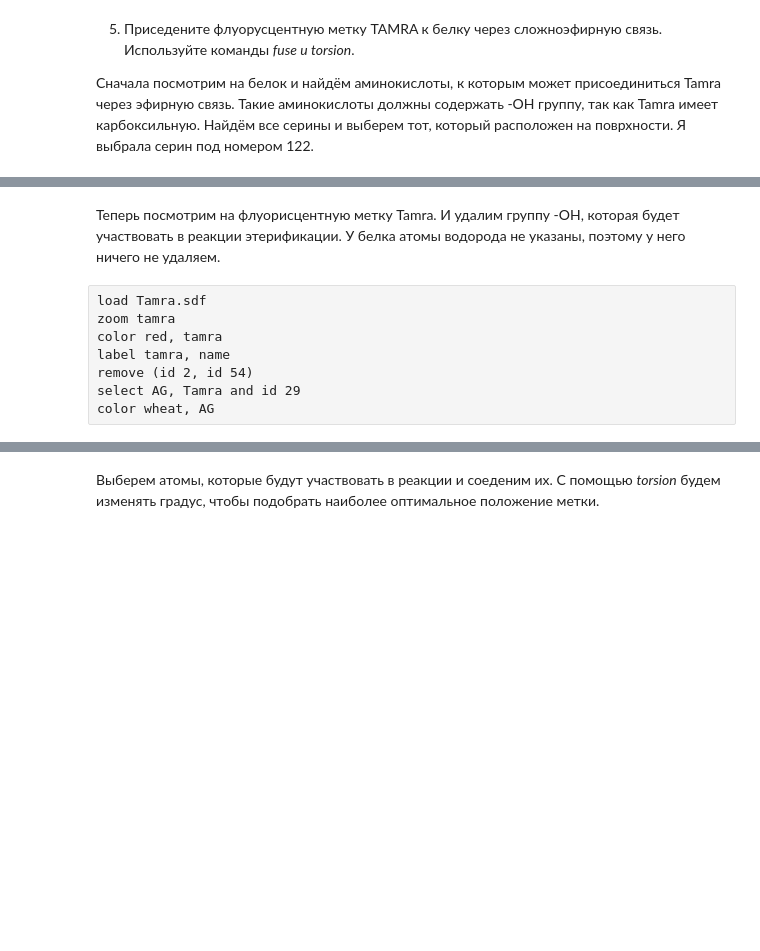
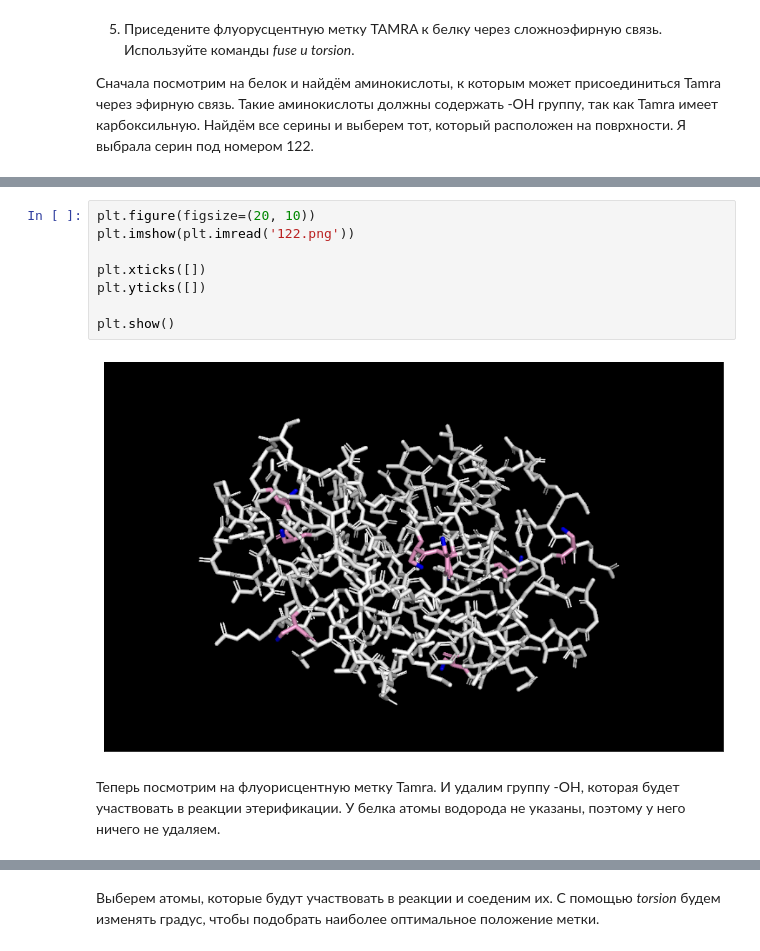
Before and after one commit to rastvorova/rastvorova.github.io, a Jupyter notebook: drug.design/Rastvorova_task2.ipynb, the cells around one changed output, grey strips where cells are left out. Drawn from its saved outputs; the diff is of its cells as text; blank space fills up the shorter version.

```diff
--- a/drug.design/Rastvorova_task2.ipynb
+++ b/drug.design/Rastvorova_task2.ipynb
@@ -104,10 +131,12 @@ zoom resi 122
+# %%
+plt.figure(figsize=(20, 10))
+plt.imshow(plt.imread('122.png'))
+
+plt.xticks([])
+plt.yticks([])
+
+plt.show()
+# %% [output]
+[figure, added]
 # %% [markdown]
 Теперь посмотрим на флуорисцентную метку Tamra. И удалим группу -OH, которая будет участвовать в реакции этерификации. У белка атомы водорода не указаны, поэтому у него ничего не удаляем.
-# %% [raw]
-load Tamra.sdf
-zoom tamra
-color red, tamra
-label tamra, name
-remove (id 2, id 54)
-select AG, Tamra and id 29
-color wheat, AG
```
Also changed, not shown: parts of 23 cells of this notebook, 1 other file.
